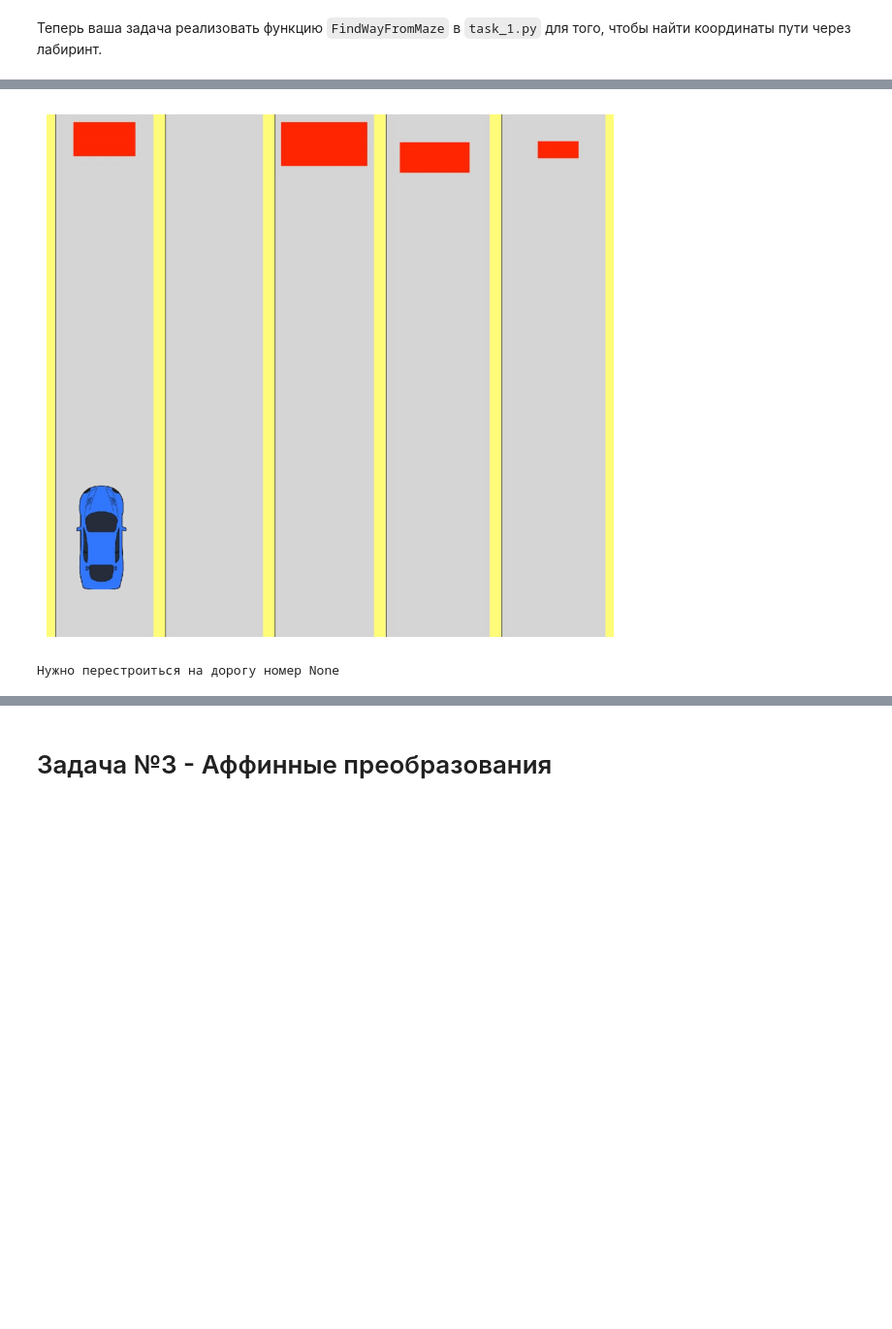
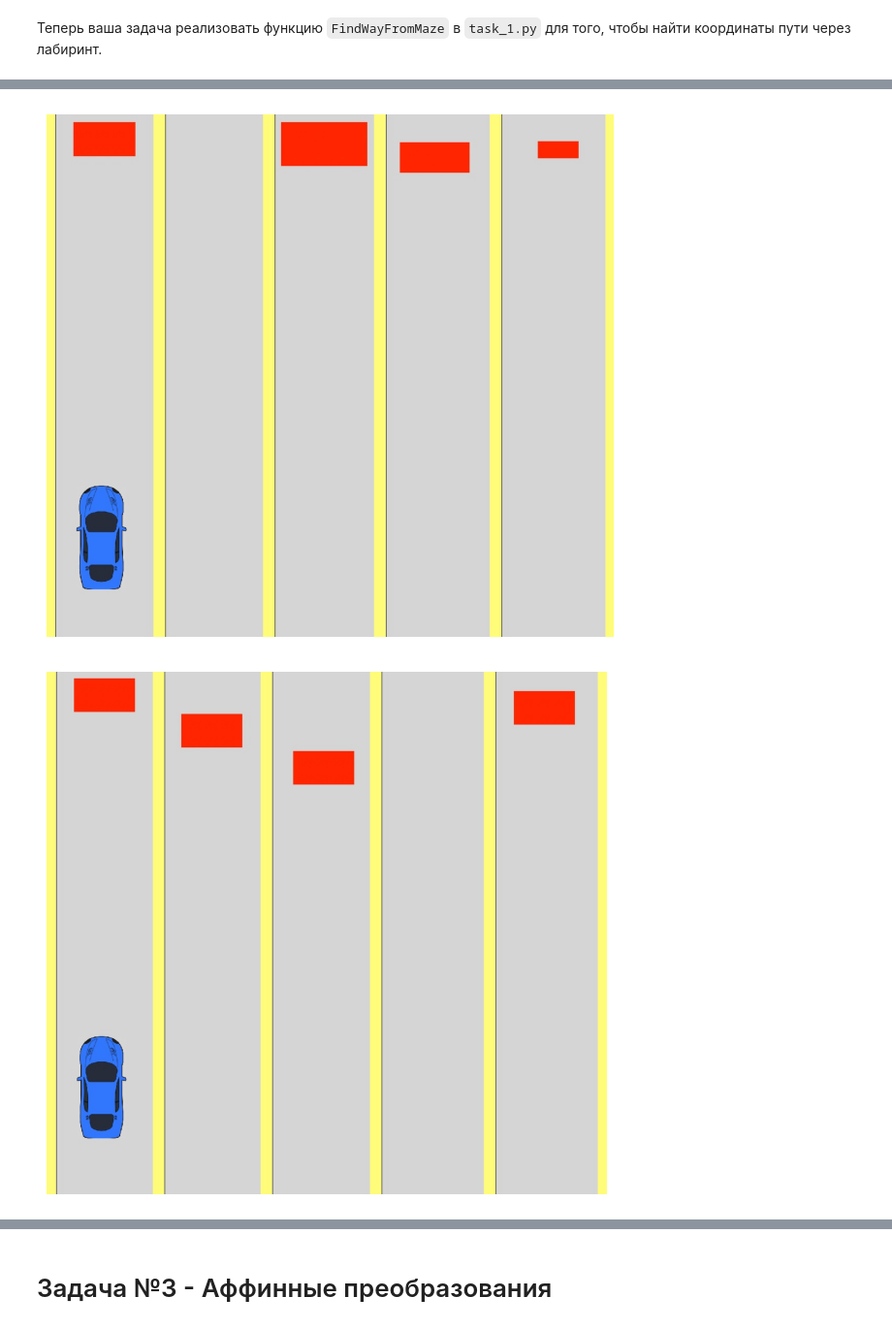
Before and after one commit to UmbrellaLeaf5/computer_vision, a Jupyter notebook: 01_first_images/homework/homework_01.ipynb, the cells around one changed output, grey strips where cells are left out. Shown at 97% size. Saved outputs shown, nothing was run; the diff lists cells and outputs as text; code cells hidden in the pictures; blank space fills up the shorter version.

Commit message:
complete task_2 in homework_1

```diff
--- a/01_first_images/homework/homework_01.ipynb
+++ b/01_first_images/homework/homework_01.ipynb
@@ -87,16 +87,16 @@ images = [cv2.imread('task_1/20 by 20 orthogonal maze.png'),
           cv2.imread('task_1/30 by 20 orthogonal maze.png'),
           cv2.imread('task_1/30 by 30 orthogonal maze.png')]
 
-for test_image in images:
+for image in images:
     t_0 = time.time()
-    way_coords = FindMazePath(test_image)  # вычислить координаты пути через лабиринт
+    way_coords = FindMazePath(image)  # вычислить координаты пути через лабиринт
 
     # from task_1 import FloodFillFromPoint
     # test_image = FloodFillFromPoint(test_image, (0, 0), (0, 255, 0))
 
     print(f"Algorithm operation time (s): {np.round(time.time() - t_0, 7)}")
 
-    image_with_way = PlotMazePath(test_image, way_coords)
+    image_with_way = PlotMazePath(image, way_coords)
 
     PlotImage(image_with_way)
 # %% [output]
@@ -133,12 +133,17 @@ from task_2 import find_road_number
-# %%
-test_image = cv2.imread('task_2/image_00.jpg')
-test_image = cv2.cvtColor(test_image, cv2.COLOR_BGR2RGB)
-PlotImage(test_image)
-# %% [output]
-[figure, removed]
-# %%
-road_number = find_road_number(test_image)
-
-print(f'Нужно перестроиться на дорогу номер {road_number}')
-# %% [output]
-Нужно перестроиться на дорогу номер None
+# %%
+images = [cv2.imread('task_2/image_00.jpg'),
+          cv2.imread('task_2/image_01.jpg'),
+          cv2.imread('task_2/image_02.jpg')]
+
+for image in images:
+    t_0 = time.time()
+
+    image = cv2.cvtColor(image, cv2.COLOR_BGR2RGB)
+
+    road_number = FindRoadIndex(image)
+
+    print(f"You need to change to road number: '{road_number}'")
+    print(f"Algorithm operation time(s): {np.round(time.time() - t_0, 7)}")
+
+    PlotImage(image)
+# %% [output]
@@ -144,0 +156,2 @@ print(f'Нужно перестроиться на дорогу номер {road
+[figure, added]
+[figure, added]
```
Also changed, not shown: parts of 5 cells of this notebook, 2 other files.
